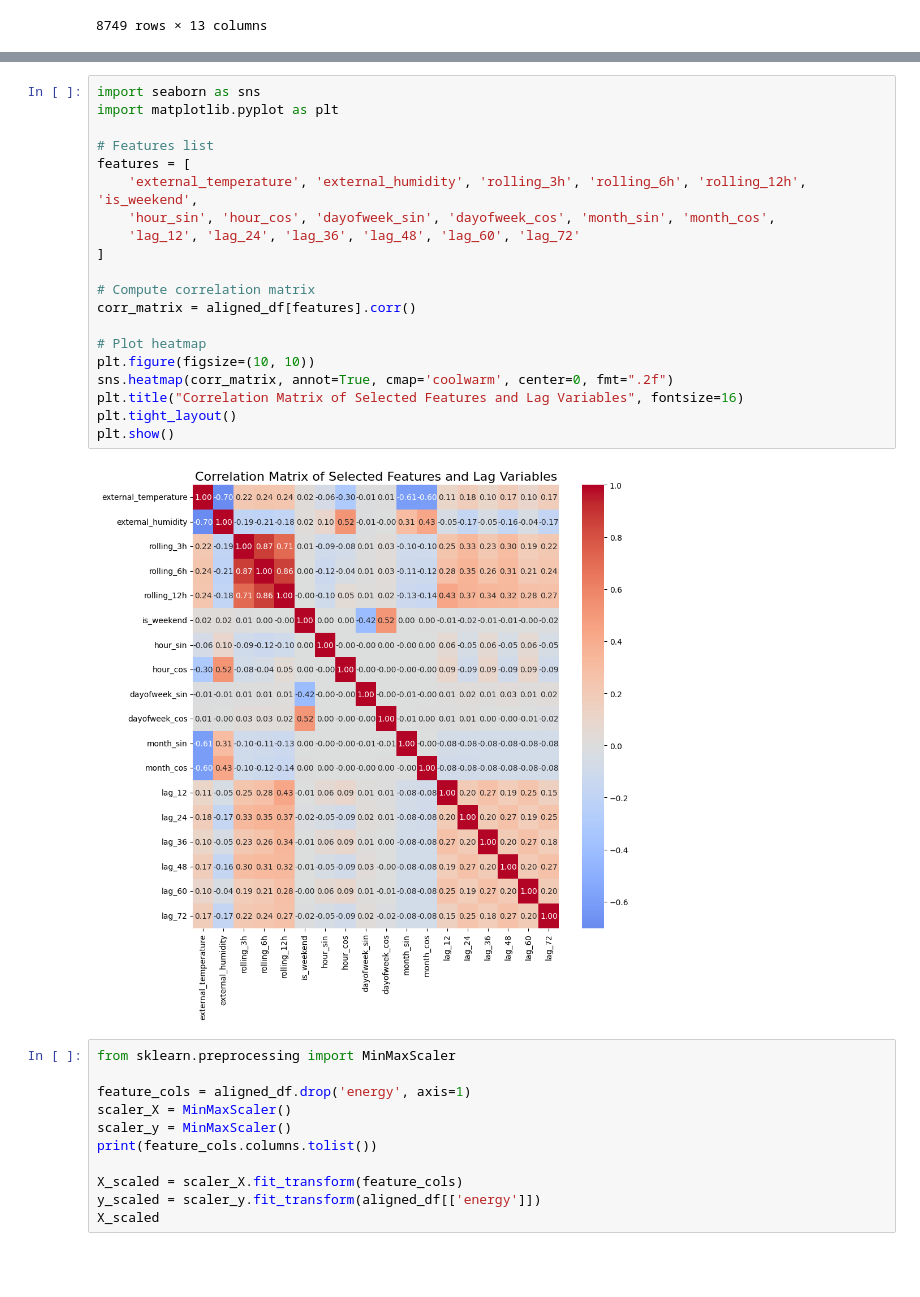
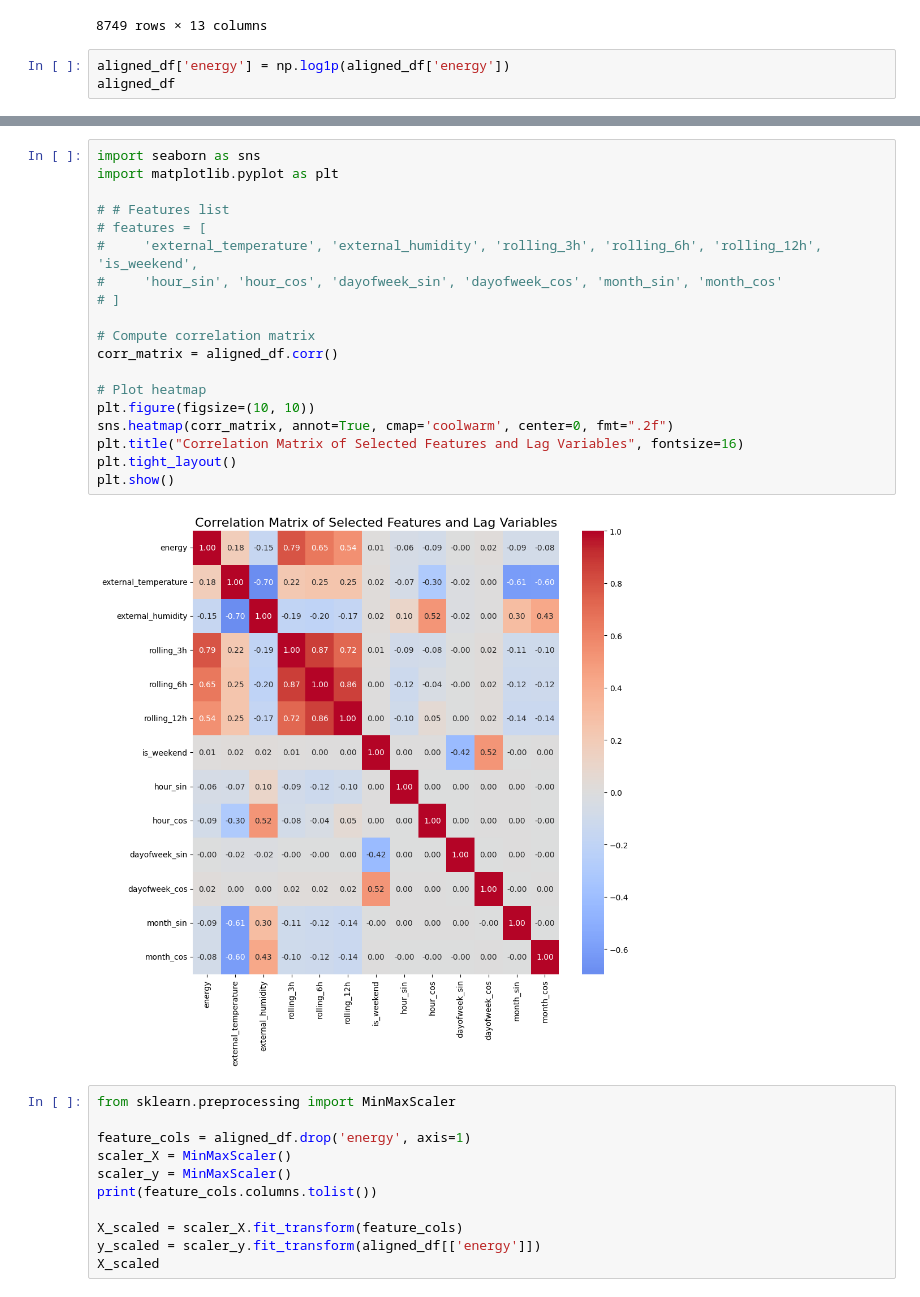
Before and after one commit to Ghada-Ataaoui/Energy-Consumption-Forecast, a Jupyter notebook: src/models/GRU_pred.ipynb, the cells around one changed output, grey strips where cells are left out. Cells and saved outputs as stored; diff of their text form; blank space fills up the shorter version.

```diff
--- a/src/models/GRU_pred.ipynb
+++ b/src/models/GRU_pred.ipynb
@@ -625,3 +625,6 @@ aligned_df
 | 2023-08-31 22:00:00 | 102417.791000 | 25.37500 | 45.500 | 50222.723333 | 76846.263167 | 71391.715417 | False | ... |
 | 2023-08-31 23:00:00 | 119334.496000 | 25.00000 | 48.000 | 82023.607000 | 70988.969000 | 80407.157500 | False | ... |
 8749 rows × 13 columns
+# %%
+aligned_df['energy'] = np.log1p(aligned_df['energy'])
+aligned_df
@@ -628,25 +646,24 @@ aligned_df
 # %%
 import seaborn as sns
 import matplotlib.pyplot as plt
 
-# Features list
-features = [
-    'external_temperature', 'external_humidity', 'rolling_3h', 'rolling_6h', 'rolling_12h', 'is_weekend',
-    'hour_sin', 'hour_cos', 'dayofweek_sin', 'dayofweek_cos', 'month_sin', 'month_cos',
-    'lag_12', 'lag_24', 'lag_36', 'lag_48', 'lag_60', 'lag_72'
-]
+# # Features list
+# features = [
+#     'external_temperature', 'external_humidity', 'rolling_3h', 'rolling_6h', 'rolling_12h', 'is_weekend',
+#     'hour_sin', 'hour_cos', 'dayofweek_sin', 'dayofweek_cos', 'month_sin', 'month_cos'
+# ]
 
 # Compute correlation matrix
-corr_matrix = aligned_df[features].corr()
+corr_matrix = aligned_df.corr()
 
 # Plot heatmap
 plt.figure(figsize=(10, 10))
 sns.heatmap(corr_matrix, annot=True, cmap='coolwarm', center=0, fmt=".2f")
 plt.title("Correlation Matrix of Selected Features and Lag Variables", fontsize=16)
 plt.tight_layout()
 plt.show()
 # %% [output]
-[figure, old version]
+[figure, new version]
 # %%
 from sklearn.preprocessing import MinMaxScaler
 
```
Also changed, not shown: parts of 21 cells of this notebook.
